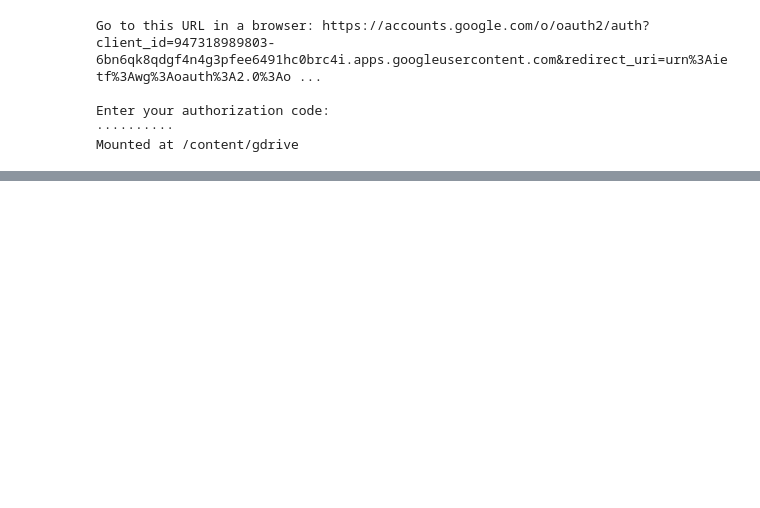
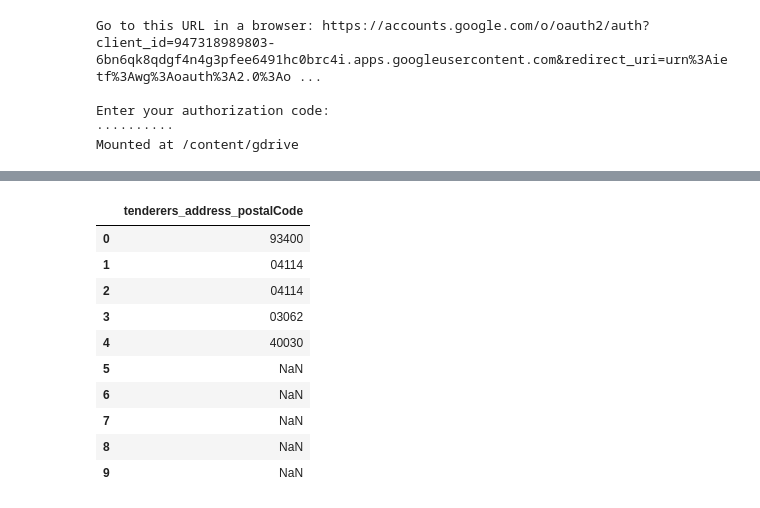
Before and after one commit to MykolaRobot/Prozzoro_project, a Jupyter notebook: Data_prepr_batches_100_new.ipynb, the cells around one changed output, grey strips where cells are left out. Saved outputs shown, nothing was run; the diff lists cells and outputs as text; code cells hidden in the pictures; blank space fills up the shorter version.

```diff
--- a/Data_prepr_batches_100_new.ipynb
+++ b/Data_prepr_batches_100_new.ipynb
@@ -22,0 +44,14 @@ df.shape
+# %%
+df[['tenderers_address_postalCode']].head(10)
+# %% [output]
+|  | tenderers_address_postalCode |
+| 0 | 93400 |
+| 1 | 04114 |
+| 2 | 04114 |
+| 3 | 03062 |
+| 4 | 40030 |
+| 5 | NaN |
+| 6 | NaN |
+| 7 | NaN |
+| 8 | NaN |
+| 9 | NaN |
```
Also changed, not shown: parts of 18 cells of this notebook.
